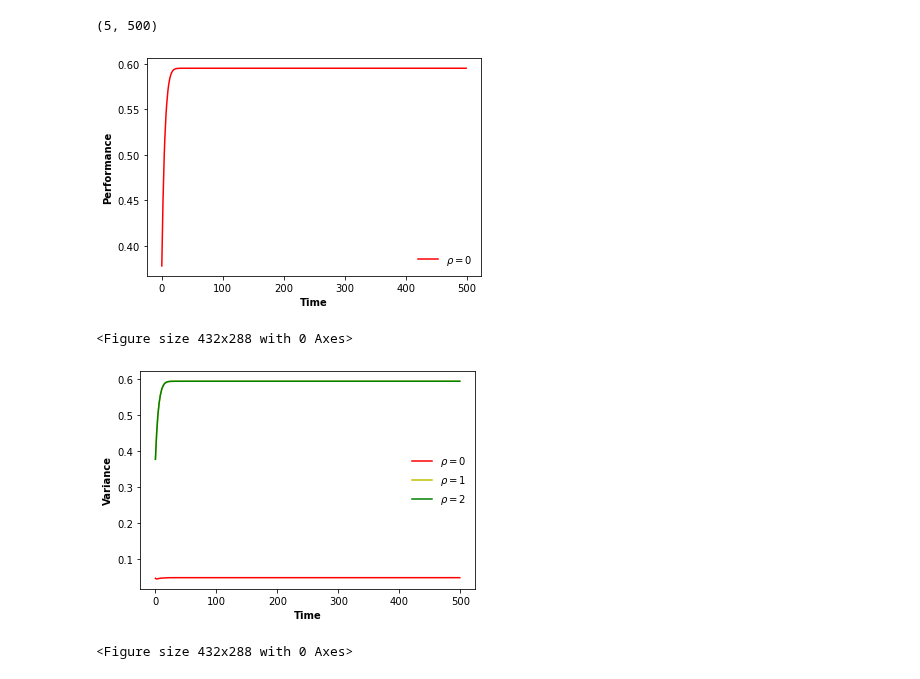
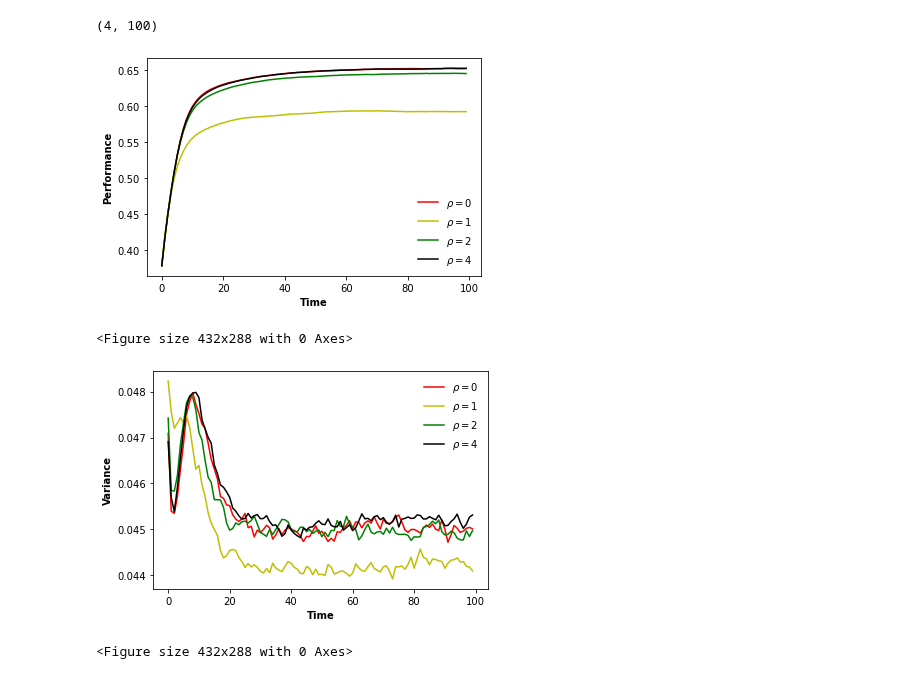
Before and after one commit to GrandJune/DAOs, a Jupyter notebook: V3/Asymmetry/Evaluator.ipynb, the cells around one changed output. Drawn from its saved outputs; the diff is of its cells as text; code cells hidden in the pictures.

```diff
--- a/V3/Asymmetry/Evaluator.ipynb
+++ b/V3/Asymmetry/Evaluator.ipynb
@@ -4,7 +4,7 @@ import pickle
 import numpy as np
 from matplotlib import container
 # %%
-data_folder = r"E:\data\dao-0127\DAO_2\Asymmetry"
+data_folder = r"E:\data\dao-0214\DAO\Asymmetry"
 dao_performance_file = data_folder + r"\dao_performance"
 consensus_performance_file = data_folder + r"\dao_consensus_performance"
 dao_diversity_file = data_folder + r"\dao_diversity"
@@ -33,14 +33,13 @@ with open(dao_original_performance_file, 'rb') as infile:
 # %%
 print(np.array(dao_performance).shape)
 # %% [output]
-(5, 500)
+(4, 100)
 # %%
 x = range(len(dao_performance[0]))
 plt.plot(x, dao_performance[0], "r-", label='$\\rho=0$')
-# plt.plot(x, dao_performance[1], "y-", label='$\\rho=1$')
-# plt.plot(x, dao_performance[2], "g-", label='$\\rho=2$')
-# plt.plot(x, dao_performance[3], "b-", label='$\\rho=3$')
-# plt.plot(x, dao_performance[4], "k-", label='$\\rho=4$')
+plt.plot(x, dao_performance[1], "y-", label='$\\rho=1$')
+plt.plot(x, dao_performance[2], "g-", label='$\\rho=2$')
+plt.plot(x, dao_performance[3], "k-", label='$\\rho=4$')
 plt.xlabel('Time', fontweight='bold', fontsize=10)
 plt.ylabel('Performance', fontweight='bold', fontsize=10)
 # plt.xticks(x)
@@ -49,23 +48,23 @@ plt.savefig(data_folder + r"\DAO_asymmetry.png", transparent=False, dpi=200)
 plt.show()
 plt.clf()
 # %% [output]
-[figure, old version]
+[figure, new version]
 <Figure size 432x288 with 0 Axes>
 # %%
 # Variance
 x = range(len(dao_performance[0]))
 plt.plot(x, dao_variance[0], "r-", label='$\\rho=0$')
-plt.plot(x, dao_performance[1], "y-", label='$\\rho=1$')
-plt.plot(x, dao_performance[2], "g-", label='$\\rho=2$')
+plt.plot(x, dao_variance[1], "y-", label='$\\rho=1$')
+plt.plot(x, dao_variance[2], "g-", label='$\\rho=2$')
 # plt.plot(x, dao_performance[3], "b-", label='$\\rho=3$')
-# plt.plot(x, dao_performance[4], "k-", label='$\\rho=4$')
+plt.plot(x, dao_variance[3], "k-", label='$\\rho=4$')
 plt.xlabel('Time', fontweight='bold', fontsize=10)
 plt.ylabel('Variance', fontweight='bold', fontsize=10)
 # plt.xticks(x)
 plt.legend(frameon=False, ncol=1, fontsize=10)
 plt.savefig(data_folder + r"\Asymmetry_variance.png", transparent=False, dpi=200)
 plt.show()
 plt.clf()
 # %% [output]
-[figure, old version]
+[figure, new version]
 <Figure size 432x288 with 0 Axes>
```
Also changed, not shown: 11 other files.
